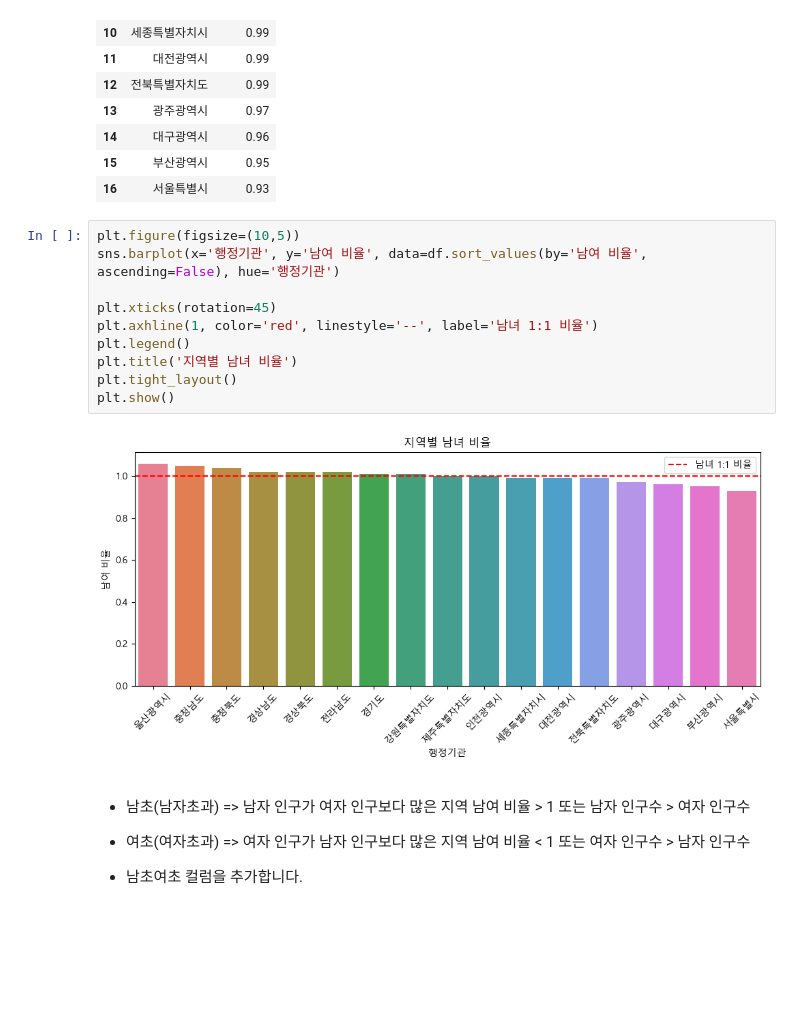
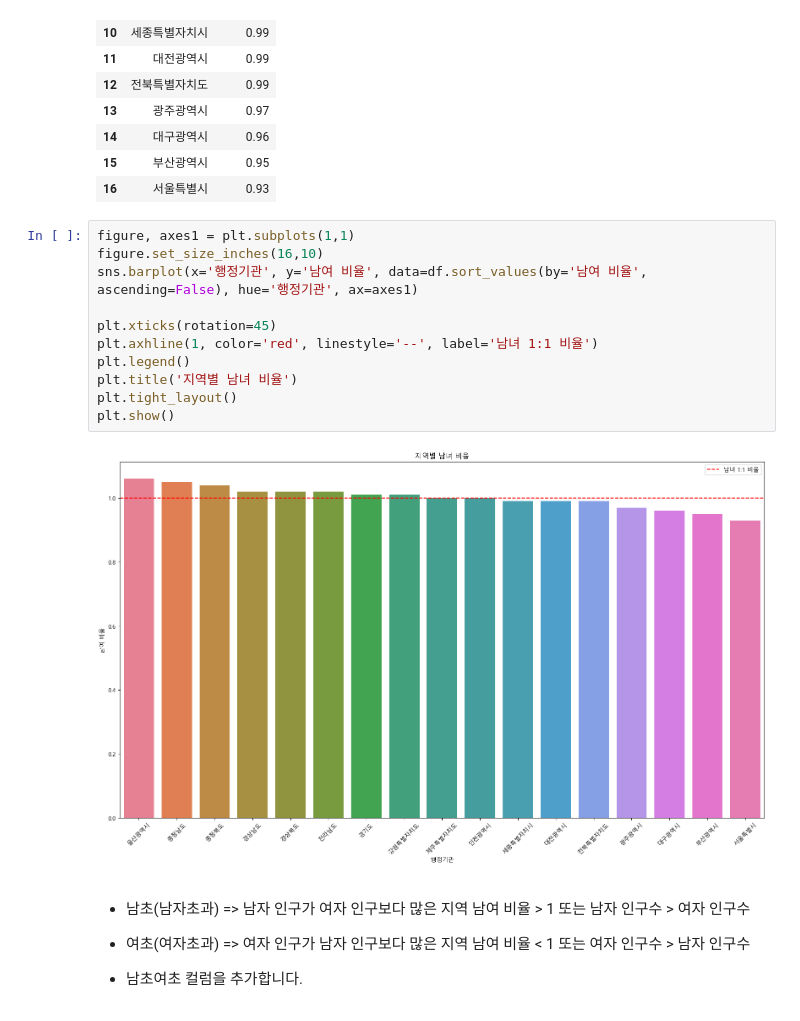
Before and after one commit to mysoyul/Lab_Scraping_Analysis_202504, a Jupyter notebook: 04_인구현황분석_sol.ipynb, the cells around one changed output. Drawn from its saved outputs; the diff is of its cells as text; blank space fills up the shorter version.

```diff
--- a/04_인구현황분석_sol.ipynb
+++ b/04_인구현황분석_sol.ipynb
@@ -116,17 +118,18 @@ df[['행정기관', '남여 비율']].sort_values(by='남여 비율', ascending=
 | 15 | 부산광역시 | 0.95 |
 | 16 | 서울특별시 | 0.93 |
 # %%
-plt.figure(figsize=(10,5))
-sns.barplot(x='행정기관', y='남여 비율', data=df.sort_values(by='남여 비율', ascending=False), hue='행정기관')
+figure, axes1 = plt.subplots(1,1)
+figure.set_size_inches(16,10)
+sns.barplot(x='행정기관', y='남여 비율', data=df.sort_values(by='남여 비율', ascending=False), hue='행정기관', ax=axes1)
 
 plt.xticks(rotation=45)
 plt.axhline(1, color='red', linestyle='--', label='남녀 1:1 비율')
 plt.legend()
 plt.title('지역별 남녀 비율')
 plt.tight_layout()
 plt.show()
 # %% [output]
-[figure, old version]
+[figure, new version]
 # %% [markdown]
 * 남초(남자초과) => 남자 인구가 여자 인구보다 많은 지역	남여 비율 > 1 또는 남자 인구수 > 여자 인구수
 * 여초(여자초과) => 여자 인구가 남자 인구보다 많은 지역	남여 비율 < 1 또는 여자 인구수 > 남자 인구수
```
Also changed, not shown: parts of 10 cells of this notebook.
